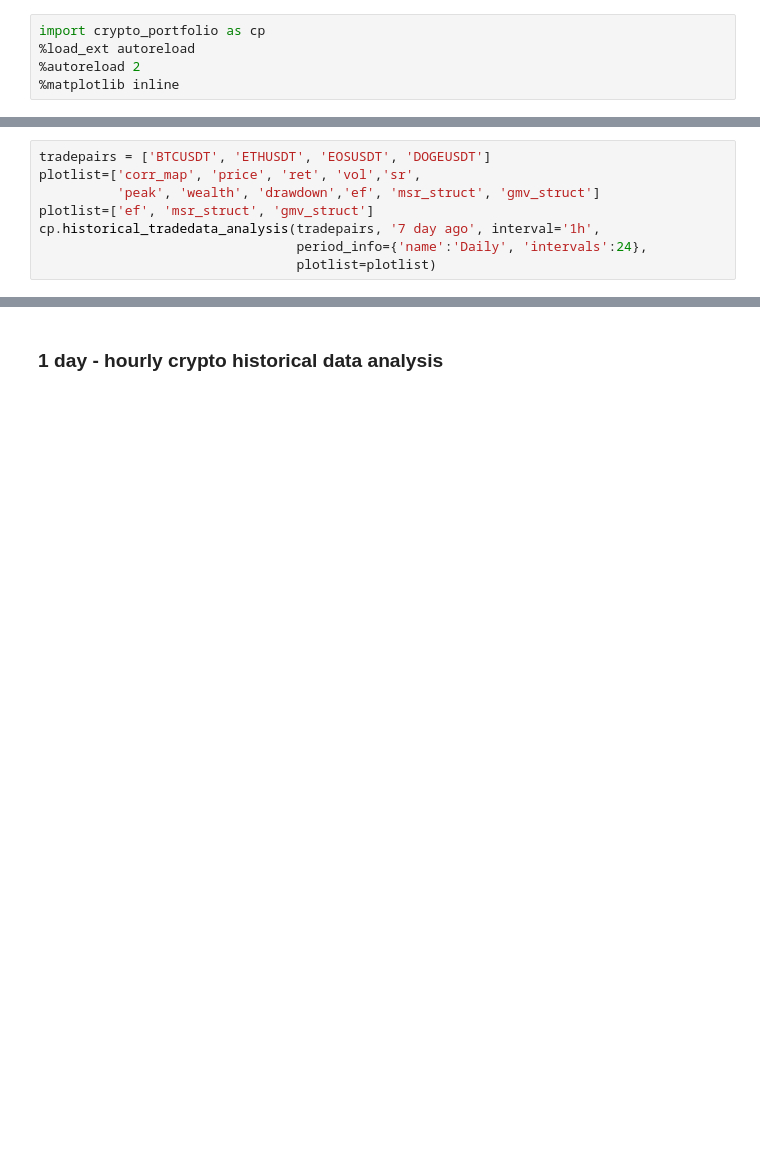
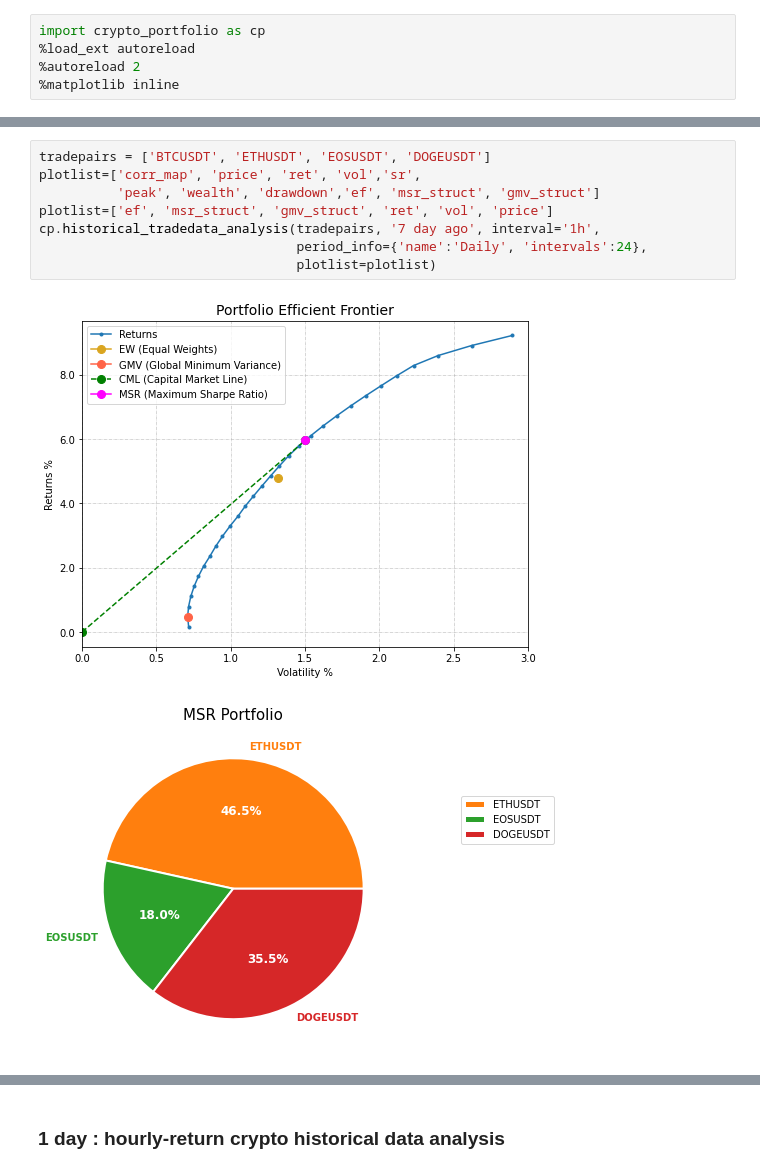
Before and after one commit to sushenghua/CryptoPortfolioDemo, a Jupyter notebook: binance_crypto.ipynb, the cells around one changed output, grey strips where cells are left out. Cells and saved outputs as stored; diff of their text form; blank space fills up the shorter version.

```diff
--- a/binance_crypto.ipynb
+++ b/binance_crypto.ipynb
@@ -33,8 +51,11 @@ cp.historical_tradedata_analysis(tradepairs, '30 day ago', interval='1h',
 # %%
 tradepairs = ['BTCUSDT', 'ETHUSDT', 'EOSUSDT', 'DOGEUSDT']
 plotlist=['corr_map', 'price', 'ret', 'vol','sr',
           'peak', 'wealth', 'drawdown','ef', 'msr_struct', 'gmv_struct']
-plotlist=['ef', 'msr_struct', 'gmv_struct']
+plotlist=['ef', 'msr_struct', 'gmv_struct', 'ret', 'vol', 'price']
 cp.historical_tradedata_analysis(tradepairs, '7 day ago', interval='1h',
                                  period_info={'name':'Daily', 'intervals':24},
                                  plotlist=plotlist)
+# %% [output]
+[figure, added]
+[figure, added]
@@ -41,5 +69,5 @@ cp.historical_tradedata_analysis(tradepairs, '7 day ago', interval='1h',
 # %% [markdown]
-### 1 day - hourly crypto historical data analysis
+### 1 day : hourly-return crypto historical data analysis
 # %%
 tradepairs = ['BTCUSDT', 'ETHUSDT', 'EOSUSDT', 'DOGEUSDT', 'BNBUSDT']
 plotlist=['corr_map', 'price', 'ret', 'vol','sr',
```
Also changed, not shown: parts of 9 cells of this notebook.
